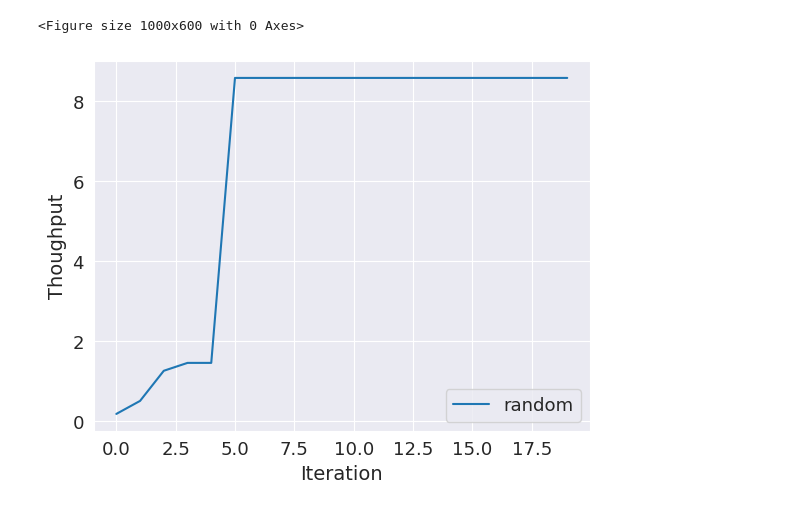
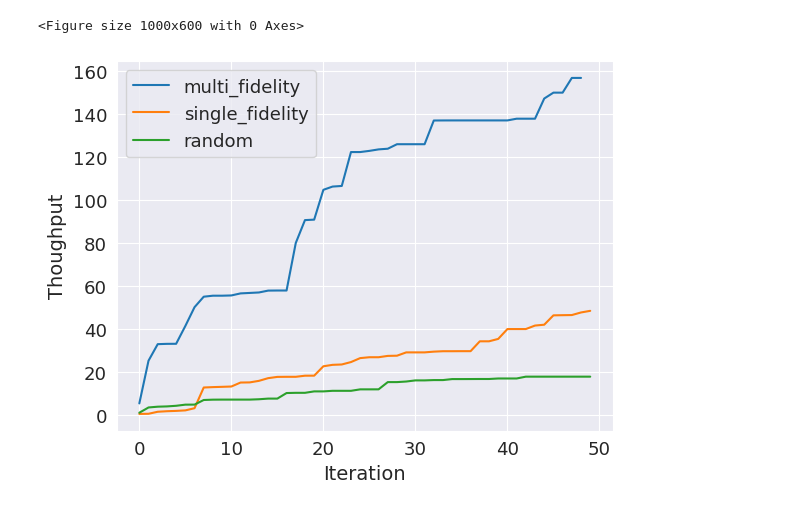
Before and after one commit to memory-of-star/wafer_scale_chip_dse_framework, a Jupyter notebook: run_full_space.ipynb, the cells around one changed output. Cells and saved outputs as stored; diff of their text form; code cells hidden in the pictures.

```diff
--- a/run_full_space.ipynb
+++ b/run_full_space.ipynb
@@ -7,8 +7,14 @@ import numpy as np
 # with open('./result/pickle/random_full_space_test.pickle') as f:
 #     histories_multi_fidelity = pickle.load(f)
 
-with open('./result/pickle/random_full_space_test.pickle', 'rb') as f:
+with open('./result/pickle/random_full_space_rt20_mr50.pickle', 'rb') as f:
     histories_random = pickle.load(f)
+
+with open('./result/pickle/multi_fidelity_full_space_rt20_mr100.pickle', 'rb') as f:
+    histories_multi_fidelity = pickle.load(f)
+
+with open('./result/pickle/single_fidelity_full_space_rt20_mr50.pickle', 'rb') as f:
+    histories_single_fidelity = pickle.load(f)
 # histories_single_fidelity = parse_pickle.parse_pickle('single_fidelity_inner20_rt20_mr50', strategy='single_fidelity')
 # histories_random = parse_pickle.parse_pickle('random_inner20_rt20_mr50', strategy='random')
 
@@ -16,6 +22,6 @@ with open('./result/pickle/random_full_space_test.pickle', 'rb') as f:
 # curve_single_fidelity = plot.get_curve(histories_single_fidelity, strategy='single_fidelity')
 # curve_random = plot.get_curve(histories_random, strategy='random')
 
-# curve_highest_mean_multi_fidelity = plot.get_highest_mean_curve(histories_multi_fidelity, strategy='multi_fidelity')
-# curve_highest_mean_single_fidelity = plot.get_highest_mean_curve(histories_single_fidelity, strategy='single_fidelity')
+curve_highest_mean_multi_fidelity = plot.get_highest_mean_curve(histories_multi_fidelity, strategy='multi_fidelity')
+curve_highest_mean_single_fidelity = plot.get_highest_mean_curve(histories_single_fidelity, strategy='single_fidelity')
 curve_highest_mean_random = plot.get_highest_mean_curve(histories_random, strategy='random')
@@ -38,14 +41,14 @@ plt.figure(figsize=(10,6), tight_layout=True)
 <Figure size 1000x600 with 0 Axes>
 <Figure size 1000x600 with 0 Axes>
 # %%
-# plt.plot(np.arange(len(curve_highest_mean_multi_fidelity[0])), -curve_highest_mean_multi_fidelity[0], label='multi_fidelity')
-# plt.plot(np.arange(len(curve_highest_mean_single_fidelity)), -curve_highest_mean_single_fidelity, label='single_fidelity')
+plt.plot(np.arange(len(curve_highest_mean_multi_fidelity[0])), -curve_highest_mean_multi_fidelity[0], label='multi_fidelity')
+plt.plot(np.arange(len(curve_highest_mean_single_fidelity)), -curve_highest_mean_single_fidelity, label='single_fidelity')
 plt.plot(np.arange(len(curve_highest_mean_random)), -curve_highest_mean_random, label='random')
 
 plt.xlabel('Iteration')
 plt.ylabel('Thoughput')
 
 plt.legend()
 plt.show()
 # %% [output]
-[figure, old version]
+[figure, new version]
```
Also changed, not shown: parts of 1 cell of this notebook, 1 other file.
